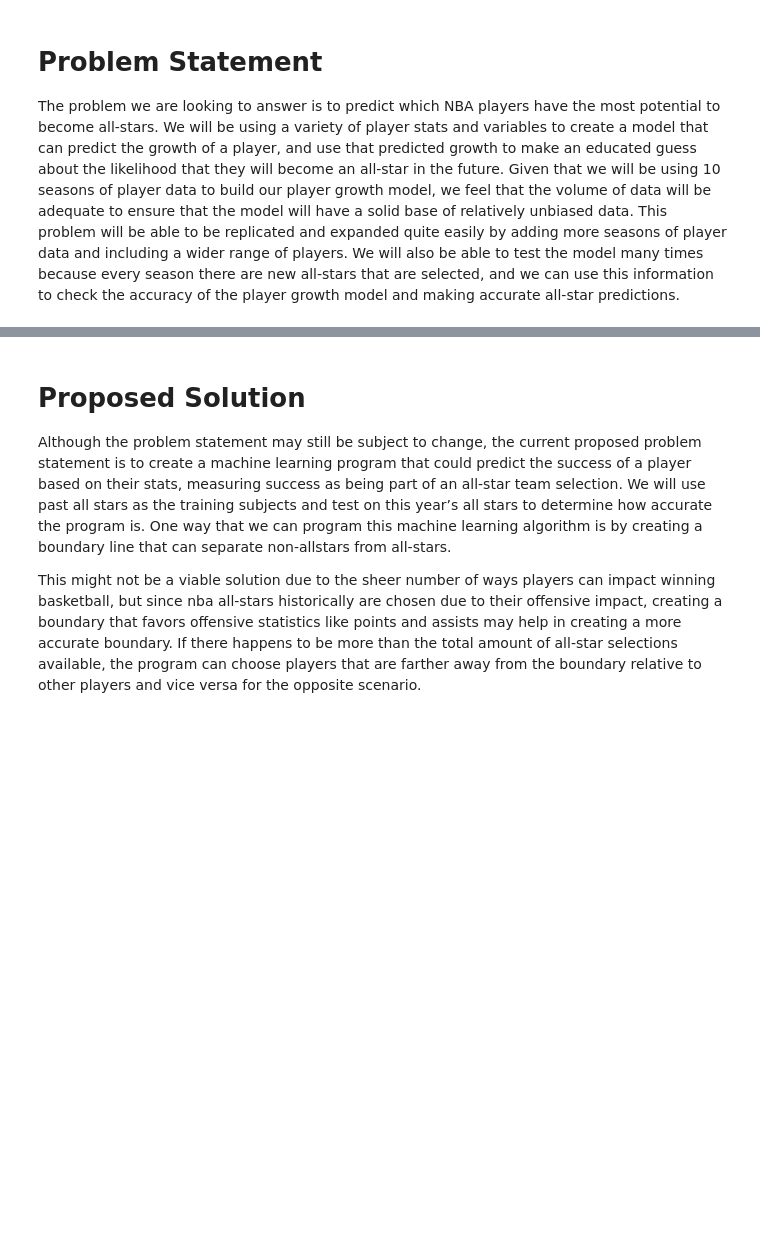
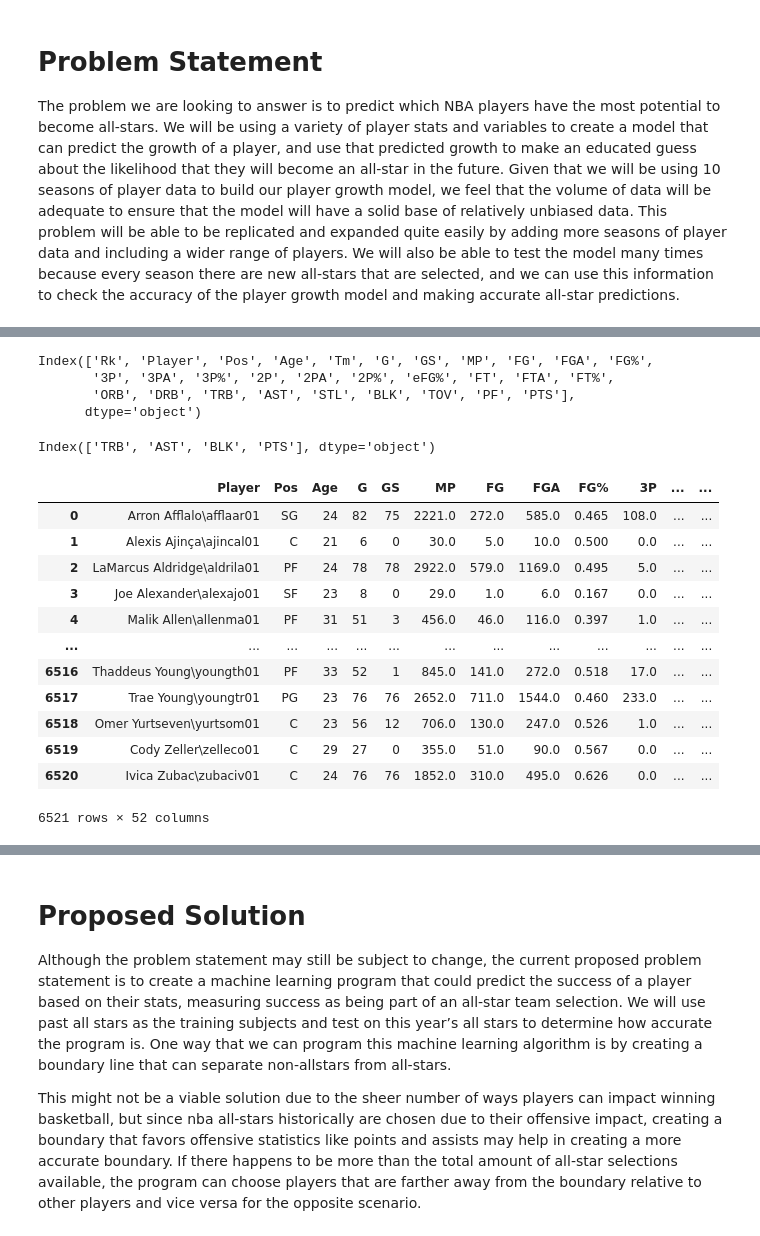
Before and after one commit to COGS118A/Group021-Sp22, a Jupyter notebook: Checkpoint_group021.ipynb, the cells around one changed output, grey strips where cells are left out. Saved outputs shown, nothing was run; the diff lists cells and outputs as text; code cells hidden in the pictures; blank space fills up the shorter version.

Commit message:
fixing data

```diff
--- a/Checkpoint_group021.ipynb
+++ b/Checkpoint_group021.ipynb
@@ -51,6 +51,51 @@ for i in range(13):
 #dropping duplicates, and unnecessary data
 NBA_Data.drop(columns = ['Rk','Tm'], inplace = True)
 NBA_Data.reset_index(drop=True, inplace = True)
+# %%
+#entering the per-game data
+NBA_PerGame = pd.DataFrame()
+for i in range(13):
+    pergame = pd.read_csv(f'DATA/NBA_PerGame_{2010+i}.csv')
+    NBA_PerGame = pd.concat([NBA_PerGame, pergame], axis=0)
+# %%
+NBA_PerGame.columns
+# %% [output]
+Index(['Rk', 'Player', 'Pos', 'Age', 'Tm', 'G', 'GS', 'MP', 'FG', 'FGA', 'FG%',
+       '3P', '3PA', '3P%', '2P', '2PA', '2P%', 'eFG%', 'FT', 'FTA', 'FT%',
+       'ORB', 'DRB', 'TRB', 'AST', 'STL', 'BLK', 'TOV', 'PF', 'PTS'],
+      dtype='object')
+# %%
+#dropping columns not used as a feature
+NBA_PerGame = NBA_PerGame.drop(columns=['Rk', 'Age', 'Tm', 'G', 'GS', 'MP', 'FG', 'FGA', 'FG%',
+       '3P', '3PA', '3P%', '2P', '2PA', '2P%', 'eFG%', 'FT', 'FTA', 'FT%',
+       'ORB', 'DRB', 'PF', 'STL', 'TOV', 'Pos', 'Player']).reset_index().drop(columns=['index'])
+NBA_PerGame.columns
+# %% [output]
+Index(['TRB', 'AST', 'BLK', 'PTS'], dtype='object')
+# %%
+#renaming pergame columns
+pergame_rename = {'TRB': 'Rebounds Per Game', 'AST': 'Assists Per Game', 'BLK': 'Blocks Per Game',
+                 'PTS': 'Points Per Game'}
+
+NBA_PerGame.rename(columns=pergame_rename, inplace=True)
+# %%
+#adding relevant pergame data to the main dataframe
+NBA_Data = pd.concat([NBA_Data, NBA_PerGame], axis=1)
+NBA_Data
+# %% [output]
+|  | Player | Pos | Age | G | GS | MP | FG | FGA | FG% | 3P | ... | ... |
+| 0 | Arron Afflalo\afflaar01 | SG | 24 | 82 | 75 | 2221.0 | 272.0 | 585.0 | 0.465 | 108.0 | ... | ... |
+| 1 | Alexis Ajinça\ajincal01 | C | 21 | 6 | 0 | 30.0 | 5.0 | 10.0 | 0.500 | 0.0 | ... | ... |
+| 2 | LaMarcus Aldridge\aldrila01 | PF | 24 | 78 | 78 | 2922.0 | 579.0 | 1169.0 | 0.495 | 5.0 | ... | ... |
+| 3 | Joe Alexander\alexajo01 | SF | 23 | 8 | 0 | 29.0 | 1.0 | 6.0 | 0.167 | 0.0 | ... | ... |
+| 4 | Malik Allen\allenma01 | PF | 31 | 51 | 3 | 456.0 | 46.0 | 116.0 | 0.397 | 1.0 | ... | ... |
+| ... | ... | ... | ... | ... | ... | ... | ... | ... | ... | ... | ... | ... |
+| 6516 | Thaddeus Young\youngth01 | PF | 33 | 52 | 1 | 845.0 | 141.0 | 272.0 | 0.518 | 17.0 | ... | ... |
+| 6517 | Trae Young\youngtr01 | PG | 23 | 76 | 76 | 2652.0 | 711.0 | 1544.0 | 0.460 | 233.0 | ... | ... |
+| 6518 | Omer Yurtseven\yurtsom01 | C | 23 | 56 | 12 | 706.0 | 130.0 | 247.0 | 0.526 | 1.0 | ... | ... |
+| 6519 | Cody Zeller\zelleco01 | C | 29 | 27 | 0 | 355.0 | 51.0 | 90.0 | 0.567 | 0.0 | ... | ... |
+| 6520 | Ivica Zubac\zubaciv01 | C | 24 | 76 | 76 | 1852.0 | 310.0 | 495.0 | 0.626 | 0.0 | ... | ... |
+6521 rows × 52 columns
 # %%
 # renaming columns
 renameColumns = {'2P': '2 Point Field Goals', '2P%': '2 Point Field Goal Percentage', '2PA': '2 Point Field Goal Attempts', '3P': '3 Point Field Goals',
```
Also changed, not shown: parts of 2 cells of this notebook, 14 other files.
